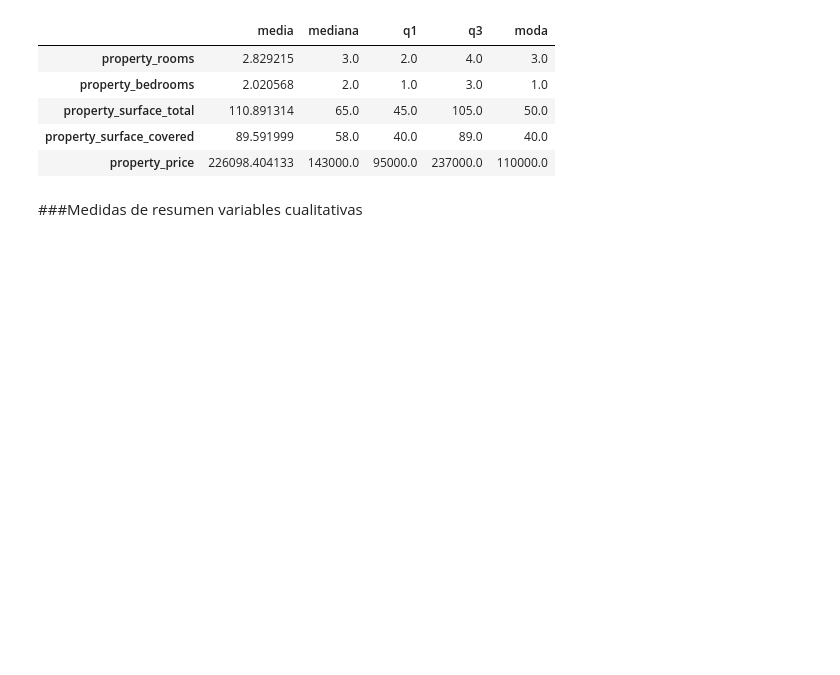
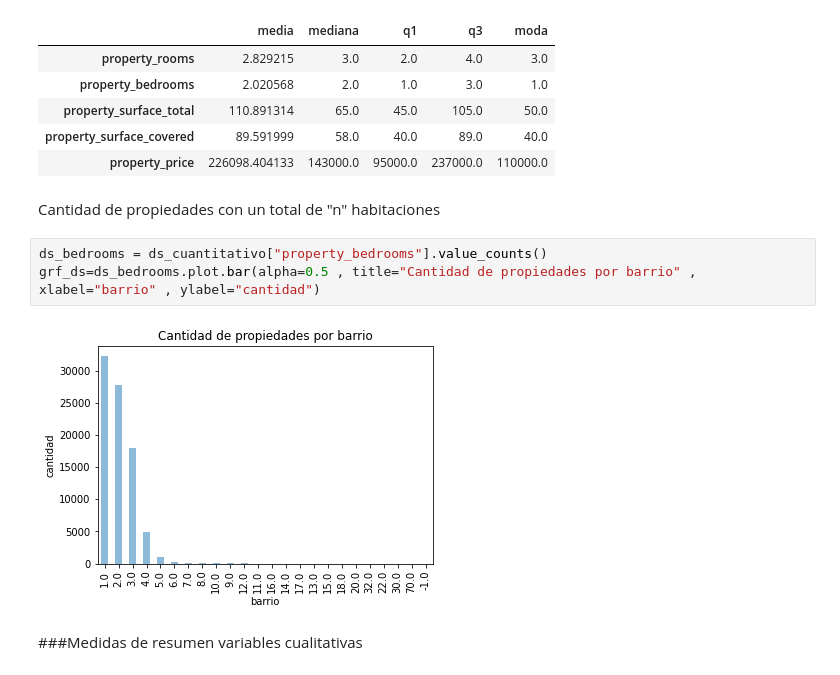
Before and after one commit to Fanusaez/7506R-2C2022-GRUPO13, a Jupyter notebook: 7506R_TP1_GRUPO13_ENTREGA.ipynb, the cells around one changed output. Cells and saved outputs as stored; diff of their text form; blank space fills up the shorter version.

```diff
--- a/7506R_TP1_GRUPO13_ENTREGA.ipynb
+++ b/7506R_TP1_GRUPO13_ENTREGA.ipynb
@@ -164,6 +168,13 @@ ds_resumen
 | property_surface_total | 110.891314 | 65.0 | 45.0 | 105.0 | 50.0 |
 | property_surface_covered | 89.591999 | 58.0 | 40.0 | 89.0 | 40.0 |
 | property_price | 226098.404133 | 143000.0 | 95000.0 | 237000.0 | 110000.0 |
+# %% [markdown]
+Cantidad de propiedades con un total de "n" habitaciones
+# %%
+ds_bedrooms = ds_cuantitativo["property_bedrooms"].value_counts()
+grf_ds=ds_bedrooms.plot.bar(alpha=0.5 , title="Cantidad de propiedades por barrio" , xlabel="barrio" , ylabel="cantidad")
+# %% [output]
+[figure, added]
 # %% [markdown]
 ###Medidas de resumen variables cualitativas
 # %% [markdown]
```
Also changed, not shown: parts of 8 cells of this notebook.
